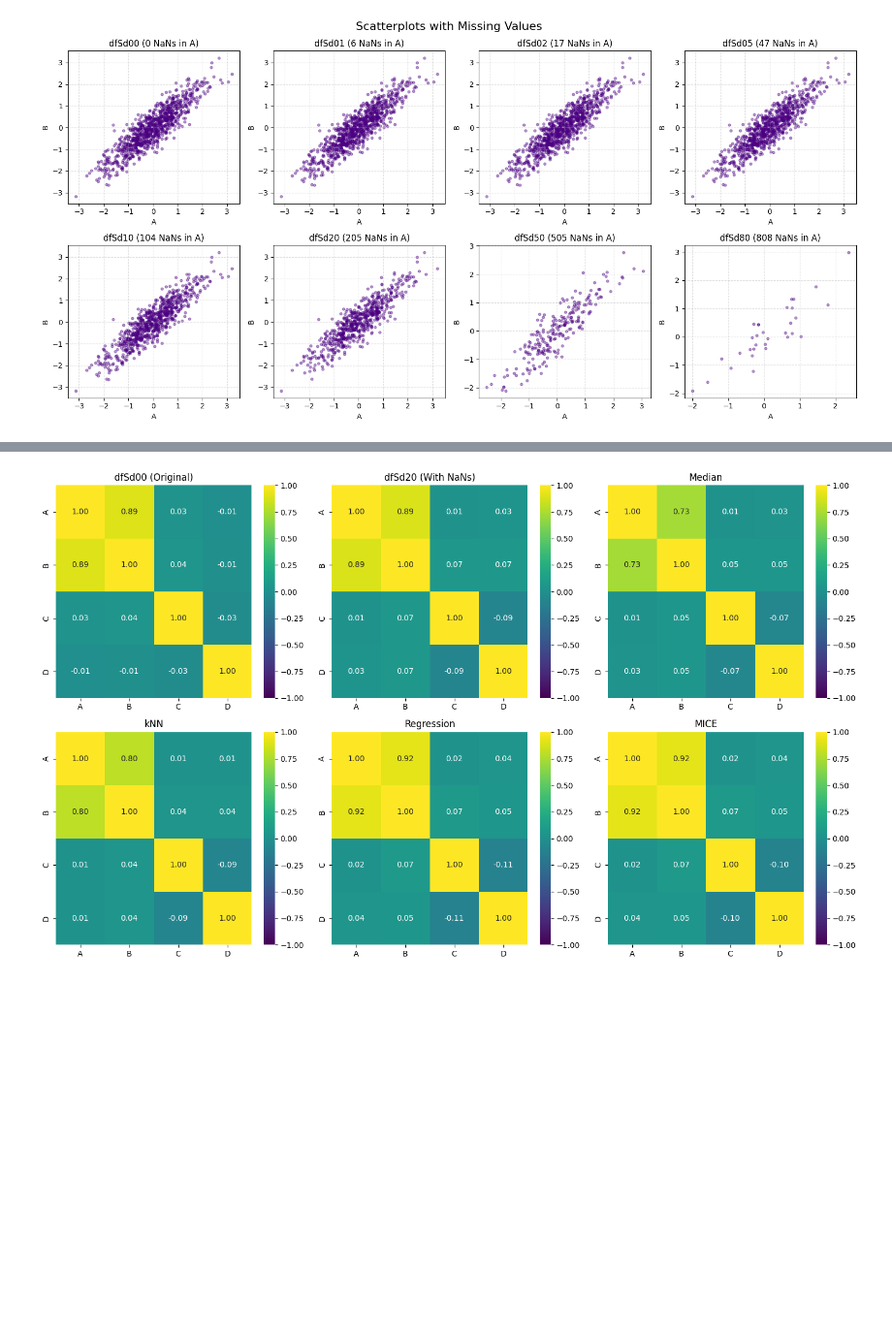
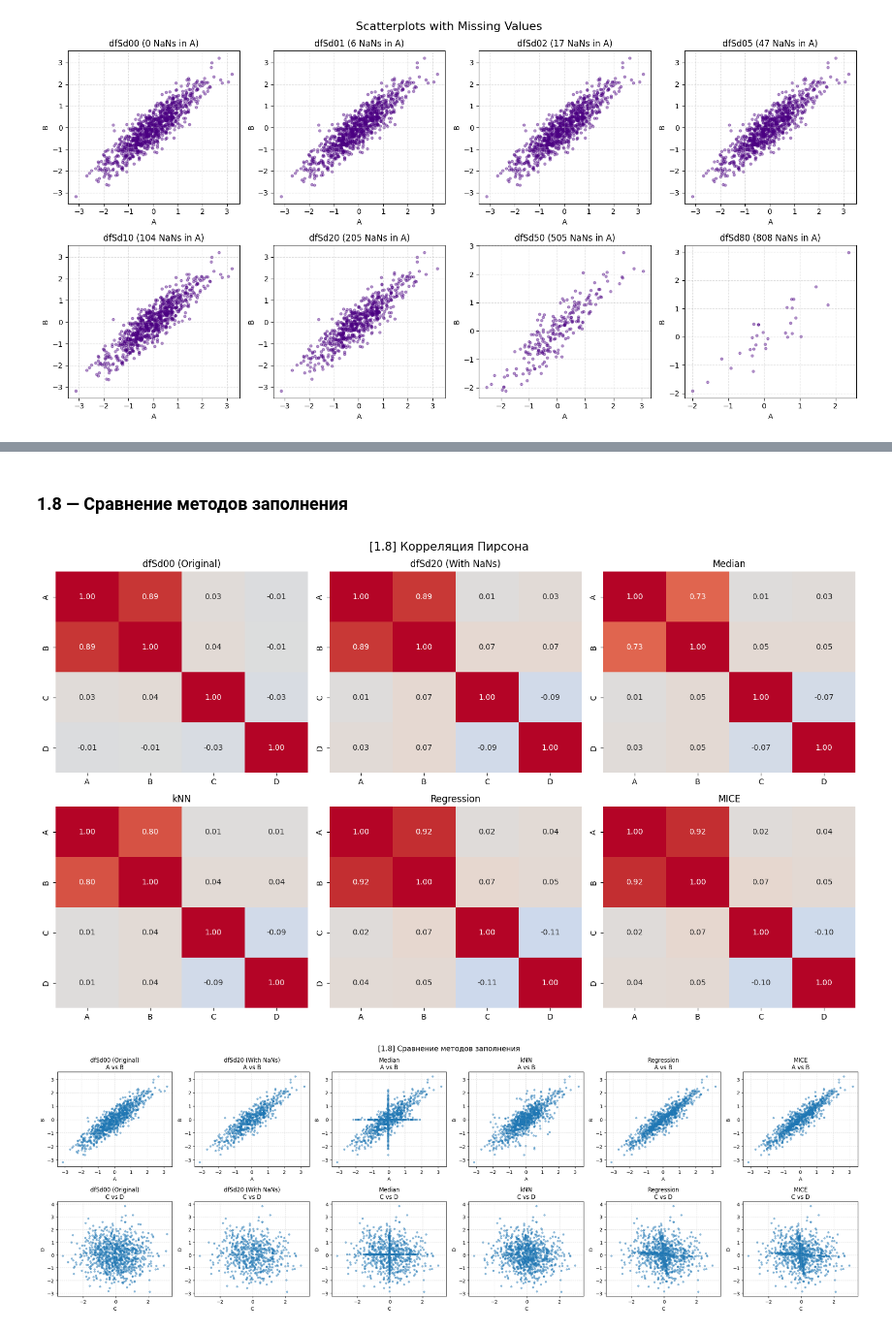
Before and after one commit to levcool12/tsr, a Jupyter notebook: t01/t01.ipynb, the cells around one changed output, grey strips where cells are left out. Shown at 97% size. Saved outputs shown, nothing was run; the diff lists cells and outputs as text; code cells hidden in the pictures; blank space fills up the shorter version.

```diff
--- a/t01/t01.ipynb
+++ b/t01/t01.ipynb
@@ -297,46 +313,70 @@ plt.show()
+# %% [markdown]
+### 1.8 — Сравнение методов заполнения
 # %%
-selected_key = 'dfSd20'  # Выбран датасет с 20% пропусков
+# [1.8] Один выбранный dfSdXX и четыре метода заполнения
+selected_key = 'dfSd20'
 df_target = df_missing_dict[selected_key].copy()
 num_cols = ['A', 'B', 'C', 'D']
 
 imputed_methods = {}
 
-# 1. Median
 df_med = df_target.copy()
 df_med[num_cols] = df_med[num_cols].fillna(df_med[num_cols].median())
 imputed_methods['Median'] = df_med
 
-# 2. kNN Imputation
-knn_imp = KNNImputer(n_neighbors=5)
 df_knn = df_target.copy()
-df_knn[num_cols] = knn_imp.fit_transform(df_target[num_cols])
+df_knn[num_cols] = KNNImputer(n_neighbors=5).fit_transform(df_target[num_cols])
 imputed_methods['kNN'] = df_knn
 
-# 3. Regression Imputation
-reg_imp = IterativeImputer(estimator=LinearRegression(), max_iter=10, random_state=42)
 df_reg = df_target.copy()
-df_reg[num_cols] = reg_imp.fit_transform(df_target[num_cols])
+df_reg[num_cols] = IterativeImputer(estimator=LinearRegression(), max_iter=10, random_state=42).fit_transform(df_target[num_cols])
 imputed_methods['Regression'] = df_reg
 
-# 4. MICE Imputation
-mice_imp = IterativeImputer(max_iter=20, random_state=42)
 df_mice = df_target.copy()
-df_mice[num_cols] = mice_imp.fit_transform(df_target[num_cols])
+df_mice[num_cols] = IterativeImputer(max_iter=20, random_state=42).fit_transform(df_target[num_cols])
 imputed_methods['MICE'] = df_mice
 
-# Визуализация корреляционных матриц
 all_comparisons = {'dfSd00 (Original)': dfS00, selected_key + ' (With NaNs)': df_target}
 all_comparisons.update(imputed_methods)
 
+# Heatmaps Пирсона
 fig, axes = plt.subplots(2, 3, figsize=(15, 9))
 axes = axes.flatten()
-
 for idx, (name, df) in enumerate(all_comparisons.items()):
-    ax = axes[idx]
-    sns.heatmap(df[num_cols].corr(), annot=True, fmt=".2f", cmap='viridis', vmin=-1, vmax=1, ax=ax)
-    ax.set_title(name)
-
+    sns.heatmap(df[num_cols].corr(method='pearson'), annot=True, fmt='.2f',
+                cmap='coolwarm', vmin=-1, vmax=1, ax=axes[idx], cbar=False)
+    axes[idx].set_title(name)
+fig.suptitle('[1.8] Корреляция Пирсона', fontsize=15)
 plt.tight_layout()
 plt.show()
+
+def _common_limits(dfs, pair, pad=0.05):
+    vals_x = pd.concat([d[pair[0]] for d in dfs]).dropna()
+    vals_y = pd.concat([d[pair[1]] for d in dfs]).dropna()
+    xmin, xmax = vals_x.min(), vals_x.max()
+    ymin, ymax = vals_y.min(), vals_y.max()
+    dx = (xmax - xmin) * pad or 1
+    dy = (ymax - ymin) * pad or 1
+    return (xmin-dx, xmax+dx), (ymin-dy, ymax+dy)
+
+def plot_imputation_panels(comparisons, pair_1=('A','B'), pair_2=('C','D'), title=''):
+    names = list(comparisons)
+    fig, axes = plt.subplots(2, len(names), figsize=(4*len(names), 8), squeeze=False)
+    xlim1, ylim1 = _common_limits(list(comparisons.values()), pair_1)
+    xlim2, ylim2 = _common_limits(list(comparisons.values()), pair_2)
+    for j, name in enumerate(names):
+        df = comparisons[name]
+        axes[0,j].scatter(df[pair_1[0]], df[pair_1[1]], alpha=0.45, s=12)
+        axes[0,j].set(xlim=xlim1, ylim=ylim1, xlabel=pair_1[0], ylabel=pair_1[1], title=f'{name}\n{pair_1[0]} vs {pair_1[1]}')
+        axes[0,j].grid(True, linestyle='--', alpha=0.4)
+        axes[1,j].scatter(df[pair_2[0]], df[pair_2[1]], alpha=0.45, s=12)
+        axes[1,j].set(xlim=xlim2, ylim=ylim2, xlabel=pair_2[0], ylabel=pair_2[1], title=f'{name}\n{pair_2[0]} vs {pair_2[1]}')
+        axes[1,j].grid(True, linestyle='--', alpha=0.4)
+    fig.suptitle(title or '[1.8] Сравнение методов заполнения', fontsize=15)
+    plt.tight_layout()
+    plt.show()
+
+plot_imputation_panels(all_comparisons)
 # %% [output]
-[figure, old version]
+[figure, new version]
+[figure, added]
```
Also changed, not shown: parts of 15 cells of this notebook.
